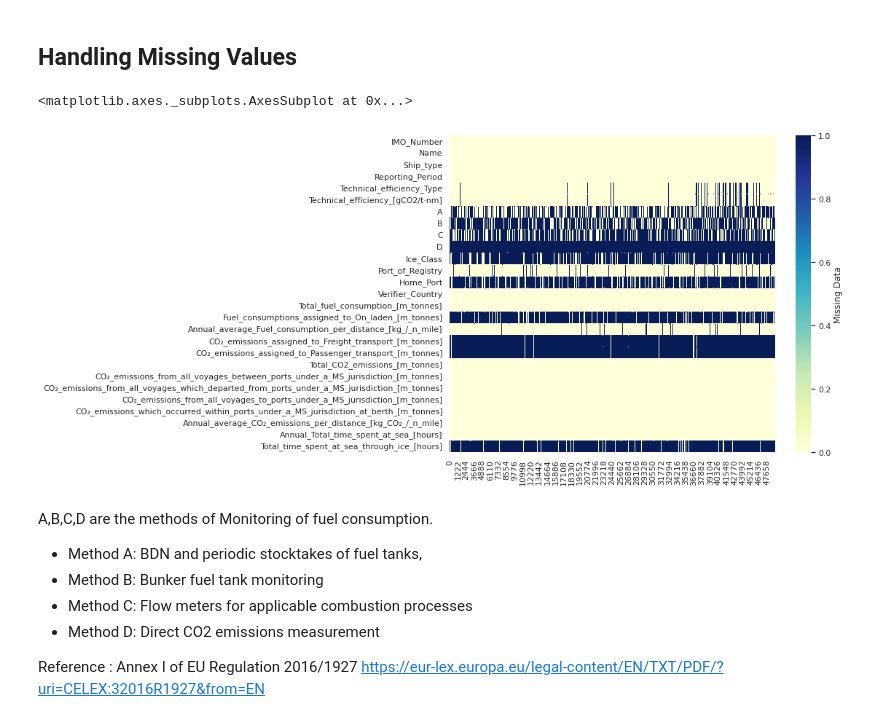
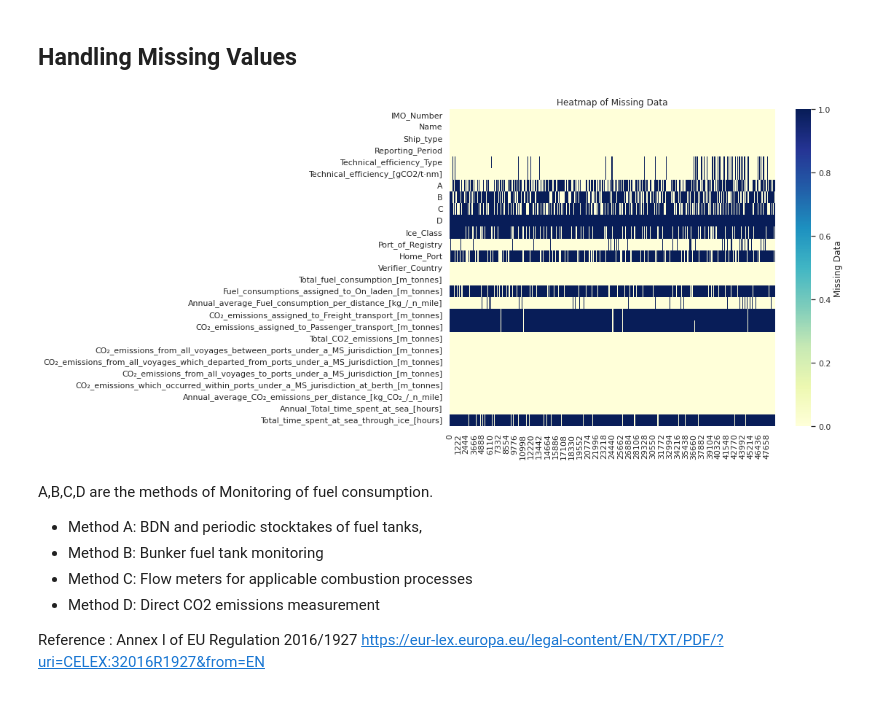
Before and after one commit to Anuj-1996/Maritime_Ship_CO2_Emission_Analysis, a Jupyter notebook: EU_CO2_emissions_from_maritime_transport.ipynb, the cells around one changed output. Saved outputs shown, nothing was run; the diff lists cells and outputs as text; code cells hidden in the pictures.

```diff
--- a/EU_CO2_emissions_from_maritime_transport.ipynb
+++ b/EU_CO2_emissions_from_maritime_transport.ipynb
@@ -170,10 +172,11 @@ df.head()
 # %%
 #Plotting Missing Values
 plt.figure(figsize=(10,8))
 sns.heatmap(df.isna().transpose(),cmap="YlGnBu",cbar_kws={'label': 'Missing Data'})
+plt.title('Heatmap of Missing Data')
+plt.show()
 # %% [output]
-<matplotlib.axes._subplots.AxesSubplot at 0x...>
-[figure, old version]
+[figure, new version]
 # %% [markdown]
 A,B,C,D are the methods of Monitoring of fuel consumption.
 
```
Also changed, not shown: parts of 60 cells of this notebook.
